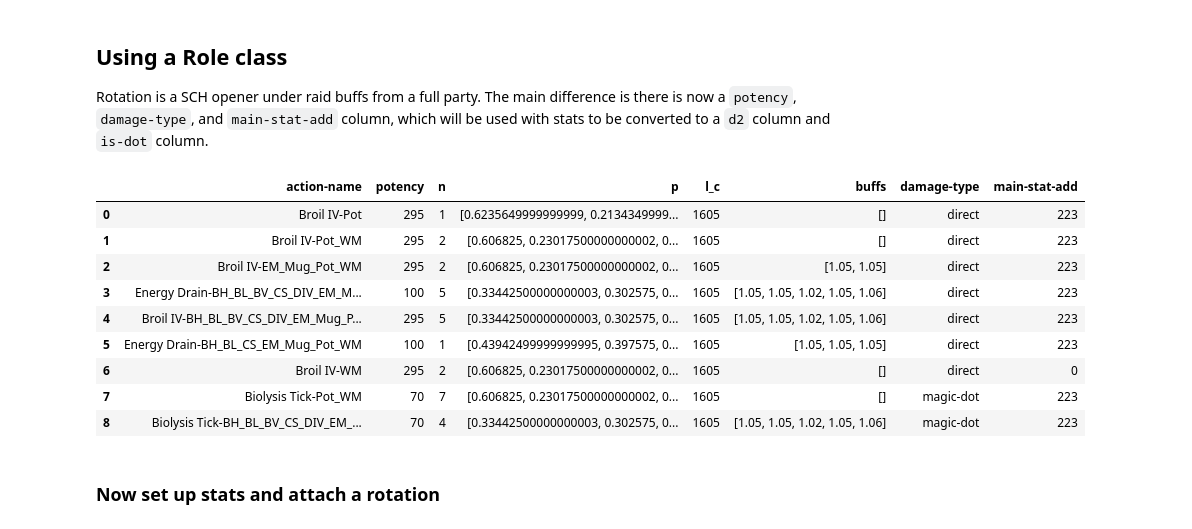
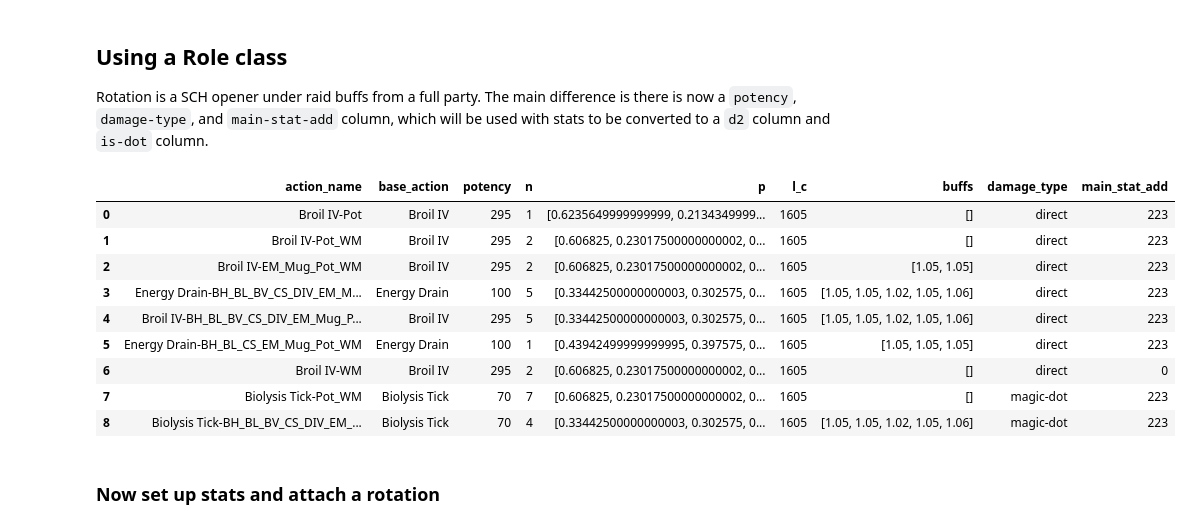
Before and after one commit to ffxiv-acerola/ffxiv_stats, a Jupyter notebook: examples/deterministic-rotations.ipynb, the cells around one changed output. Drawn from its saved outputs; the diff is of its cells as text; code cells hidden in the pictures.

```diff
--- a/examples/deterministic-rotations.ipynb
+++ b/examples/deterministic-rotations.ipynb
@@ -97,45 +98,54 @@ pd.DataFrame(percentile_df)
 Rotation is a SCH opener under raid buffs from a full party. The main difference is there is now a `potency`, `damage-type`, and `main-stat-add` column, which will be used with stats to be converted to a `d2` column and `is-dot` column.
 # %%
 rotation_df = pd.DataFrame({
- "action-name":["Broil IV-Pot",
+ "action_name":["Broil IV-Pot",
                 "Broil IV-Pot_WM",
                 "Broil IV-EM_Mug_Pot_WM",
                 "Energy Drain-BH_BL_BV_CS_DIV_EM_Mug_Pot_RF1_WM",
                 "Broil IV-BH_BL_BV_CS_DIV_EM_Mug_Pot_RF1_WM",
                 "Energy Drain-BH_BL_CS_EM_Mug_Pot_WM",
                 "Broil IV-WM",
                 "Biolysis Tick-Pot_WM",
                 "Biolysis Tick-BH_BL_BV_CS_DIV_EM_Mug_Pot_RF1_WM"
                 ],
+ "base_action": ["Broil IV",
+                 "Broil IV",
+                 "Broil IV",
+                 "Energy Drain",
+                 "Broil IV",
+                 "Energy Drain",
+                 "Broil IV",
+                 "Biolysis Tick",
+                 "Biolysis Tick",],
  "potency":[295,295,295,100,295,100,295,70,70],
  "n":[1,2,2,5,5,1,2,7,4],
  "p":[[0.6235649999999999,0.21343499999999999,0.121435,0.041565000000000005],
       [0.606825,0.23017500000000002,0.118175,0.044825000000000004],
       [0.606825,0.23017500000000002,0.118175,0.044825000000000004],
       [0.33442500000000003,0.302575,0.190575,0.172425],
       [0.33442500000000003,0.302575,0.190575,0.172425],
       [0.43942499999999995,0.397575,0.08557500000000001,0.077425],
       [0.606825,0.23017500000000002,0.118175,0.044825000000000004],
       [0.606825,0.23017500000000002,0.118175,0.044825000000000004],
       [0.33442500000000003,0.302575,0.190575,0.172425]],
  "l_c":[1605,1605,1605,1605,1605,1605,1605,1605,1605],
  "buffs":[[],[],[1.05,1.05],[1.05,1.05,1.02,1.05,1.06],[1.05,1.05,1.02,1.05,1.06],[1.05,1.05,1.05],[],[],[1.05,1.05,1.02,1.05,1.06]],
- "damage-type":["direct","direct","direct","direct","direct","direct","direct","magic-dot","magic-dot"],
- "main-stat-add":[223,223,223,223,223,223,0,223,223]
+ "damage_type":["direct","direct","direct","direct","direct","direct","direct","magic-dot","magic-dot"],
+ "main_stat_add":[223,223,223,223,223,223,0,223,223]
       })
 
 rotation_df
 # %% [output]
-|  | action-name | potency | n | p | l_c | buffs | damage-type | main-stat-add |
-| 0 | Broil IV-Pot | 295 | 1 | [0.6235649999999999, 0.2134349999... | 1605 | [] | direct | 223 |
-| 1 | Broil IV-Pot_WM | 295 | 2 | [0.606825, 0.23017500000000002, 0... | 1605 | [] | direct | 223 |
-| 2 | Broil IV-EM_Mug_Pot_WM | 295 | 2 | [0.606825, 0.23017500000000002, 0... | 1605 | [1.05, 1.05] | direct | 223 |
-| 3 | Energy Drain-BH_BL_BV_CS_DIV_EM_M... | 100 | 5 | [0.33442500000000003, 0.302575, 0... | 1605 | [1.05, 1.05, 1.02, 1.05, 1.06] | direct | 223 |
-| 4 | Broil IV-BH_BL_BV_CS_DIV_EM_Mug_P... | 295 | 5 | [0.33442500000000003, 0.302575, 0... | 1605 | [1.05, 1.05, 1.02, 1.05, 1.06] | direct | 223 |
-| 5 | Energy Drain-BH_BL_CS_EM_Mug_Pot_WM | 100 | 1 | [0.43942499999999995, 0.397575, 0... | 1605 | [1.05, 1.05, 1.05] | direct | 223 |
-| 6 | Broil IV-WM | 295 | 2 | [0.606825, 0.23017500000000002, 0... | 1605 | [] | direct | 0 |
-| 7 | Biolysis Tick-Pot_WM | 70 | 7 | [0.606825, 0.23017500000000002, 0... | 1605 | [] | magic-dot | 223 |
-| 8 | Biolysis Tick-BH_BL_BV_CS_DIV_EM_... | 70 | 4 | [0.33442500000000003, 0.302575, 0... | 1605 | [1.05, 1.05, 1.02, 1.05, 1.06] | magic-dot | 223 |
+|  | action_name | base_action | potency | n | p | l_c | buffs | damage_type | main_stat_add |
+| 0 | Broil IV-Pot | Broil IV | 295 | 1 | [0.6235649999999999, 0.2134349999... | 1605 | [] | direct | 223 |
+| 1 | Broil IV-Pot_WM | Broil IV | 295 | 2 | [0.606825, 0.23017500000000002, 0... | 1605 | [] | direct | 223 |
+| 2 | Broil IV-EM_Mug_Pot_WM | Broil IV | 295 | 2 | [0.606825, 0.23017500000000002, 0... | 1605 | [1.05, 1.05] | direct | 223 |
+| 3 | Energy Drain-BH_BL_BV_CS_DIV_EM_M... | Energy Drain | 100 | 5 | [0.33442500000000003, 0.302575, 0... | 1605 | [1.05, 1.05, 1.02, 1.05, 1.06] | direct | 223 |
+| 4 | Broil IV-BH_BL_BV_CS_DIV_EM_Mug_P... | Broil IV | 295 | 5 | [0.33442500000000003, 0.302575, 0... | 1605 | [1.05, 1.05, 1.02, 1.05, 1.06] | direct | 223 |
+| 5 | Energy Drain-BH_BL_CS_EM_Mug_Pot_WM | Energy Drain | 100 | 1 | [0.43942499999999995, 0.397575, 0... | 1605 | [1.05, 1.05, 1.05] | direct | 223 |
+| 6 | Broil IV-WM | Broil IV | 295 | 2 | [0.606825, 0.23017500000000002, 0... | 1605 | [] | direct | 0 |
+| 7 | Biolysis Tick-Pot_WM | Biolysis Tick | 70 | 7 | [0.606825, 0.23017500000000002, 0... | 1605 | [] | magic-dot | 223 |
+| 8 | Biolysis Tick-BH_BL_BV_CS_DIV_EM_... | Biolysis Tick | 70 | 4 | [0.33442500000000003, 0.302575, 0... | 1605 | [1.05, 1.05, 1.02, 1.05, 1.06] | magic-dot | 223 |
 # %% [markdown]
 ### Now set up stats and attach a rotation
 # %%
```
Also changed, not shown: parts of 5 cells of this notebook, 2 other files.
